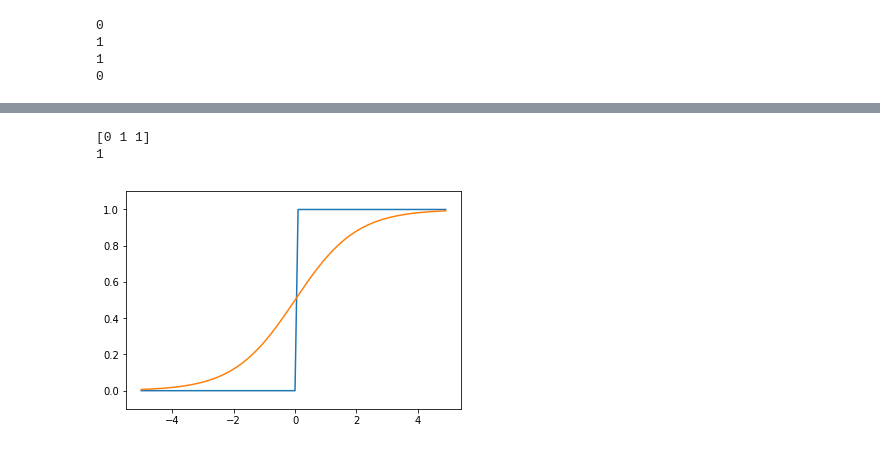
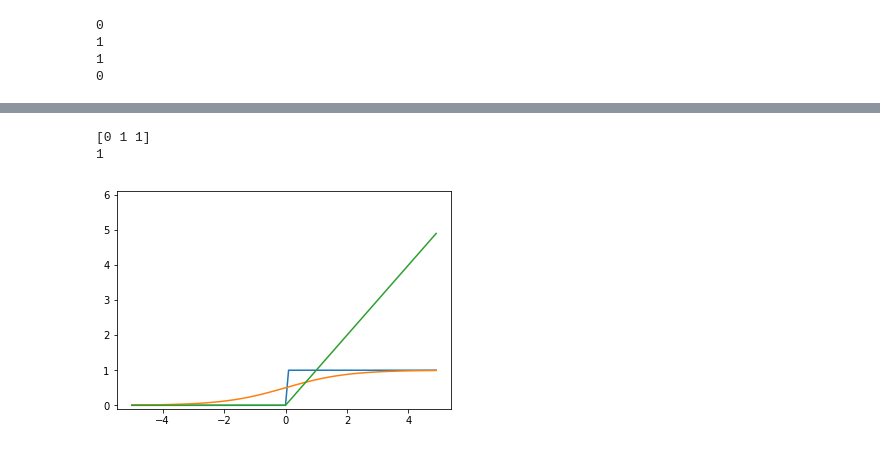
Before and after one commit to xhzhang76/jupyter, a Jupyter notebook: ML/DeepLearning.ipynb, the cells around one changed output, grey strips where cells are left out. Saved outputs shown, nothing was run; the diff lists cells and outputs as text; code cells hidden in the pictures.

```diff
--- a/ML/DeepLearning.ipynb
+++ b/ML/DeepLearning.ipynb
@@ -195,33 +194,38 @@ import matplotlib.pyplot as plt
 #     else:
 #         return 0
 
 #支持array
 def step_function(x):
     return np.array(x > 0, dtype=np.int)
 
 x = np.array([-1.0, 1.0, 2.0])
 print(step_function(x))    # [0 1 1]
 x = 3
 print(step_function(x)) # 1
 
 x = np.arange(-5.0, 5.0, 0.1)
 y = step_function(x)
 plt.plot(x, y)
-plt.ylim(-0.1, 1.1)
+plt.ylim(-0.1, 6.1)
 
 # sigmoid 函数
 def sigmoid(x):
     return 1 / (1 + np.exp(-x))
 x1 = np.arange(-5.0, 5.0, 0.1)
 y1 = sigmoid(x1)
 plt.plot(x1, y1)
-plt.show()
+
 
 # ReLU函数 Rectified Linear Unit)
 # h(x) : x when x>0, 0 when x<=0
 def relu(x):
     return np.maximum(0, x)
+
+x2 = np.arange(-5.0, 5.0, 0.1)
+y2 = relu(x2)
+plt.plot(x2, y2)
+plt.show()
 # %% [output]
 [0 1 1]
 1
-[figure, old version]
+[figure, new version]
```
Also changed, not shown: parts of 6 cells of this notebook, 1 other file.
